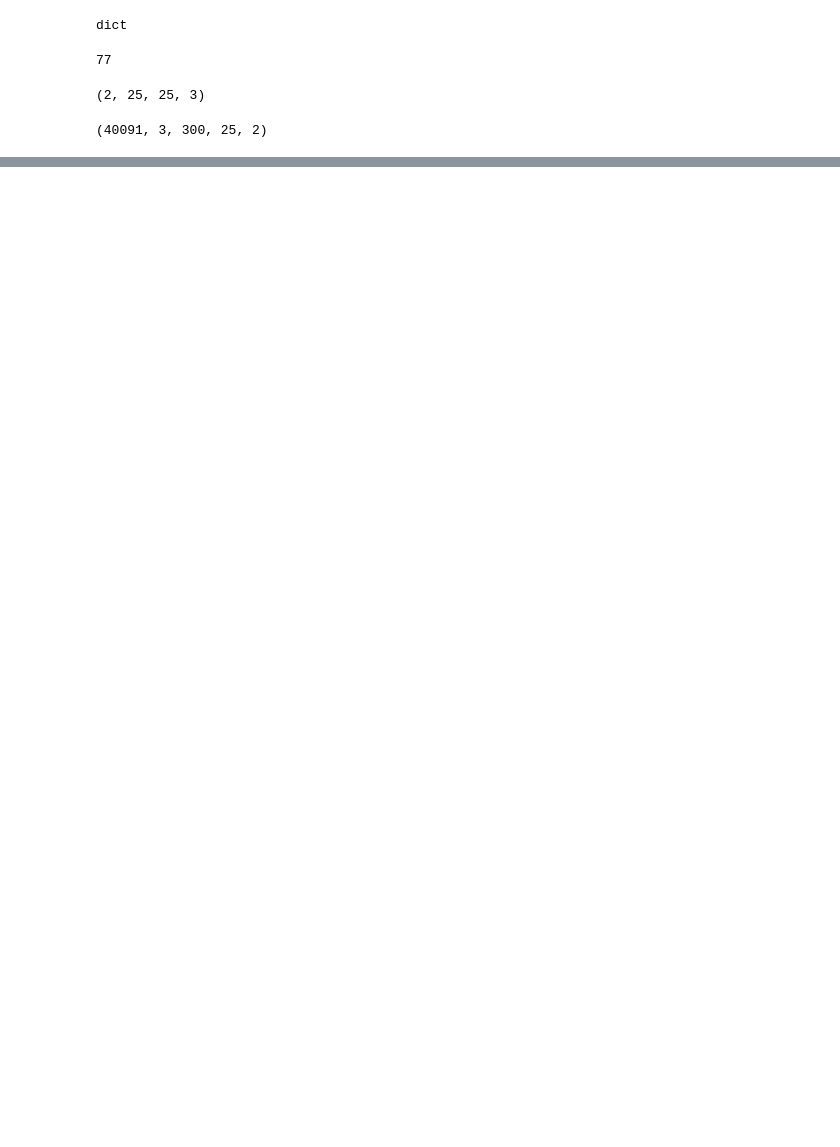
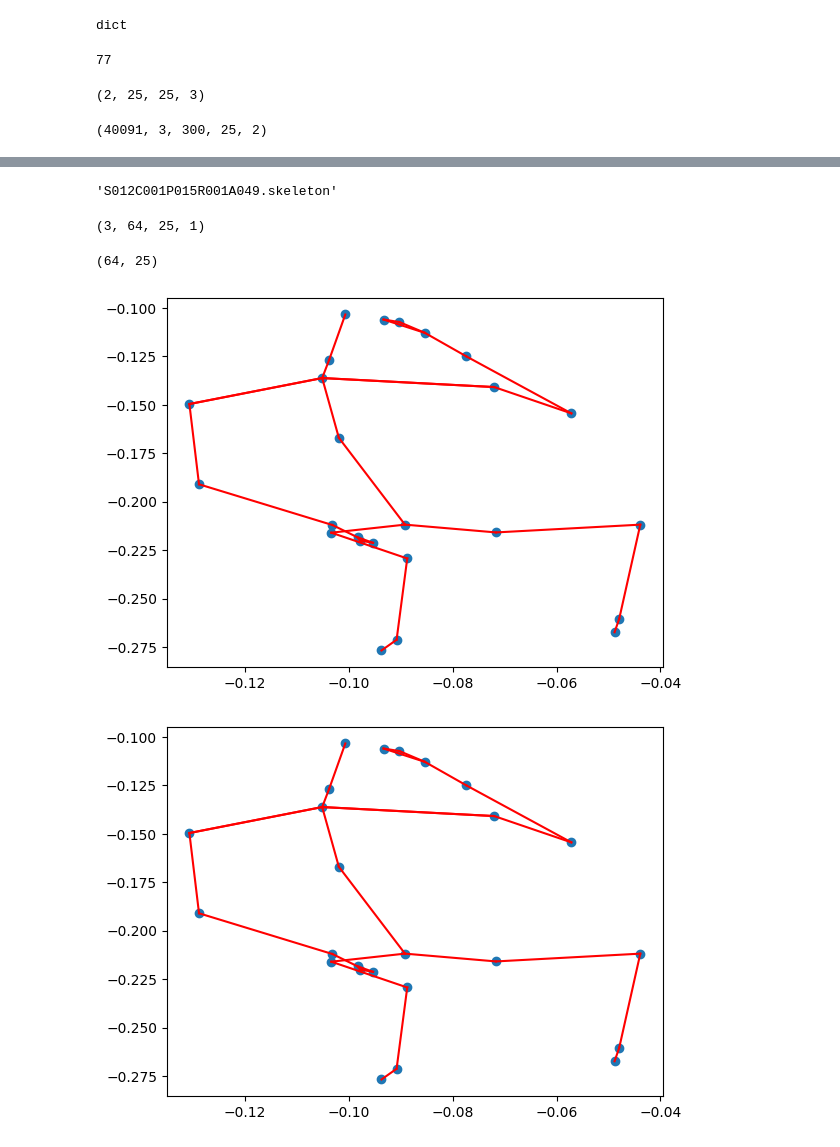
Before and after one commit to LimSuH/Kinetic_GAN_LimSuH, a Jupyter notebook: read_skeleton/read_Ntu.ipynb, the cells around one changed output, grey strips where cells are left out. Cells and saved outputs as stored; diff of their text form; code cells hidden in the pictures; blank space fills up the shorter version.

```diff
--- a/read_skeleton/read_Ntu.ipynb
+++ b/read_skeleton/read_Ntu.ipynb
@@ -53,0 +55,41 @@ label[1]#40091 x 29 x 1
+# %%
+label[0][120]
+# %% [output]
+'S012C001P015R001A049.skeleton'
+# %%
+sample = data[0]
+sample.shape
+# %% [output]
+(3, 64, 25, 1)
+# %%
+x = sample[0]
+y = sample[1]
+# %%
+x = x.squeeze()
+y = y.squeeze()
+# %% [output]
+(64, 25)
+# %%
+limb_info = [(0,1),(0,16),(0,12),(12,13),(13,14),(14,15),(16,17),(17,18),(18,19),
+(1,20),(20,4),(20,8),(20,2),(2,3),(20,4),(4,5),(5,6),(6,7),(7,21),(21,22),(7,22),
+(20,8),(8,9),(9,10),(10,11),(11,23),(23,24),(24,11)]
+# %%
+import matplotlib.pyplot as plt
+from IPython import display
+
+for xc, yc in zip(x, y):
+
+    for l in limb_info:
+        x1 = xc[l[0]]
+        x2 = xc[l[1]]
+        y1 = yc[l[0]]
+        y2 = yc[l[1]]
+        plt.plot([x1, x2], [y1, y2], color="red")
+
+    plt.scatter(xc, yc)
+    display.clear_output(wait=True)
+    display.display(plt.gcf())
+    plt.show()
+# %% [output]
+[figure, added]
+[figure, added]
```
Also changed, not shown: parts of 5 cells of this notebook, 2 other files.
